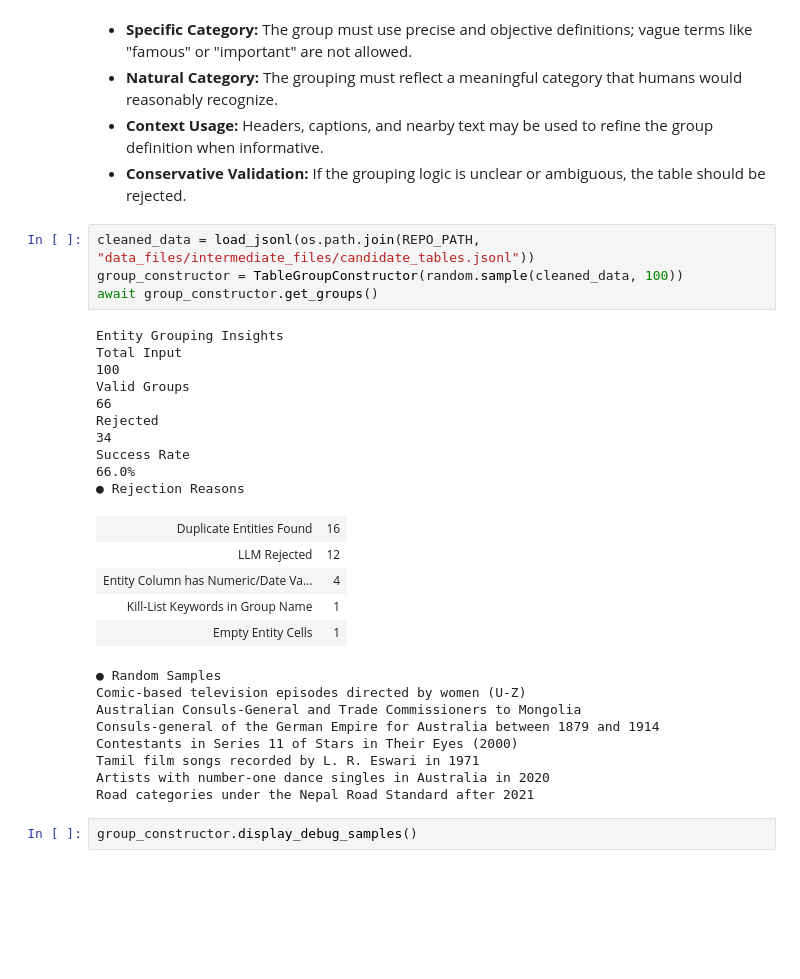
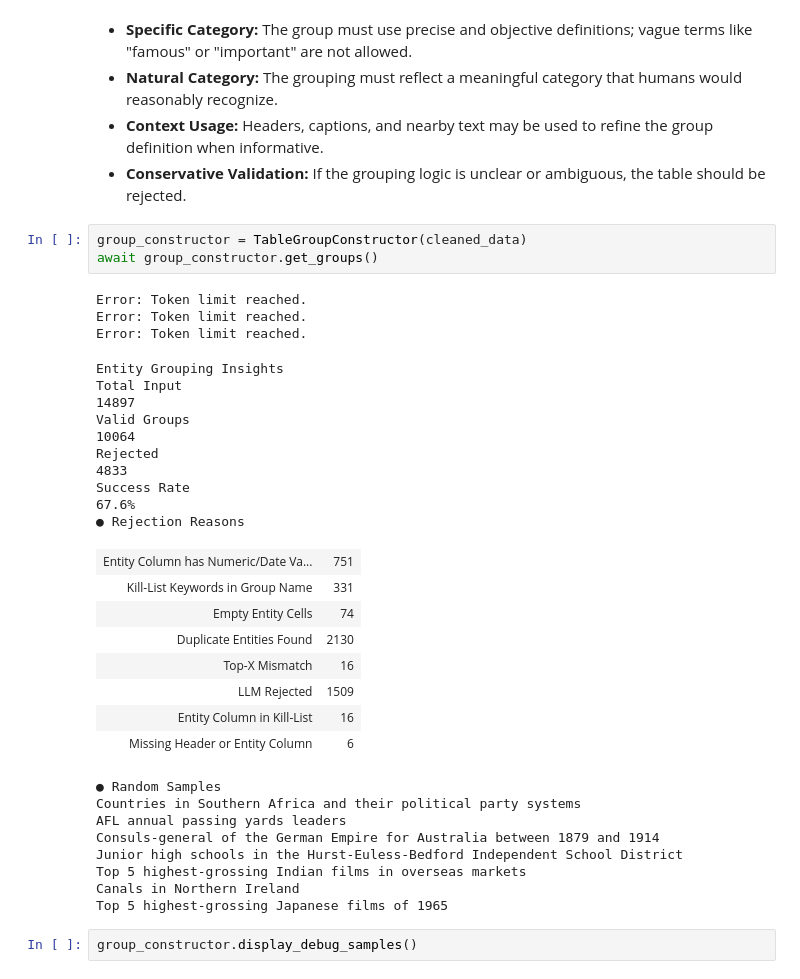
Before and after one commit to danielhk753/CLECK, a Jupyter notebook: notebooks/create_data.ipynb, the cells around one changed output. Cells and saved outputs as stored; diff of their text form; blank space fills up the shorter version.

```diff
--- a/notebooks/create_data.ipynb
+++ b/notebooks/create_data.ipynb
@@ -178,33 +178,38 @@ A table is considered a valid **entity group** if it satisfies the following con
 - **Context Usage:** Headers, captions, and nearby text may be used to refine the group definition when informative.
 - **Conservative Validation:** If the grouping logic is unclear or ambiguous, the table should be rejected.
 # %%
-cleaned_data = load_jsonl(os.path.join(REPO_PATH, "data_files/intermediate_files/candidate_tables.jsonl"))
-group_constructor = TableGroupConstructor(random.sample(cleaned_data, 100))
+group_constructor = TableGroupConstructor(cleaned_data)
 await group_constructor.get_groups()
 # %% [output]
-Entity Grouping Insights
-Total Input
-100
-Valid Groups
-66
-Rejected
-34
-Success Rate
-66.0%
-● Rejection Reasons
+Error: Token limit reached.
+Error: Token limit reached.
+Error: Token limit reached.
+Entity Grouping Insights
+Total Input
+14897
+Valid Groups
+10064
+Rejected
+4833
+Success Rate
+67.6%
+● Rejection Reasons
-| Duplicate Entities Found | 16 |
-| LLM Rejected | 12 |
-| Entity Column has Numeric/Date Va... | 4 |
-| Kill-List Keywords in Group Name | 1 |
-| Empty Entity Cells | 1 |
+| Entity Column has Numeric/Date Va... | 751 |
+| Kill-List Keywords in Group Name | 331 |
+| Empty Entity Cells | 74 |
+| Duplicate Entities Found | 2130 |
+| Top-X Mismatch | 16 |
+| LLM Rejected | 1509 |
+| Entity Column in Kill-List | 16 |
+| Missing Header or Entity Column | 6 |
-● Random Samples
-Comic-based television episodes directed by women (U-Z)
-Australian Consuls-General and Trade Commissioners to Mongolia
-Consuls-general of the German Empire for Australia between 1879 and 1914
-Contestants in Series 11 of Stars in Their Eyes (2000)
-Tamil film songs recorded by L. R. Eswari in 1971
-Artists with number-one dance singles in Australia in 2020
-Road categories under the Nepal Road Standard after 2021
+● Random Samples
+Countries in Southern Africa and their political party systems
+AFL annual passing yards leaders
+Consuls-general of the German Empire for Australia between 1879 and 1914
+Junior high schools in the Hurst-Euless-Bedford Independent School District
+Top 5 highest-grossing Indian films in overseas markets
+Canals in Northern Ireland
+Top 5 highest-grossing Japanese films of 1965
 # %%
 group_constructor.display_debug_samples()
 # %% [output]
```
Also changed, not shown: parts of 8 cells of this notebook.
